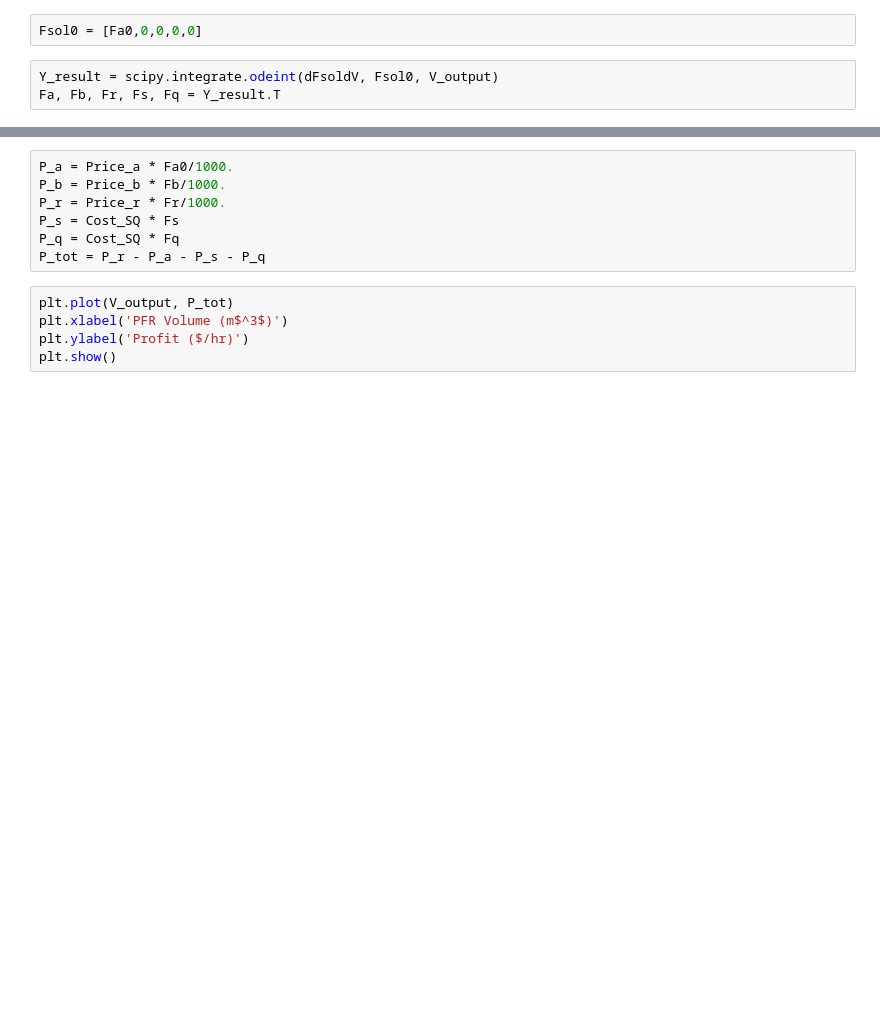
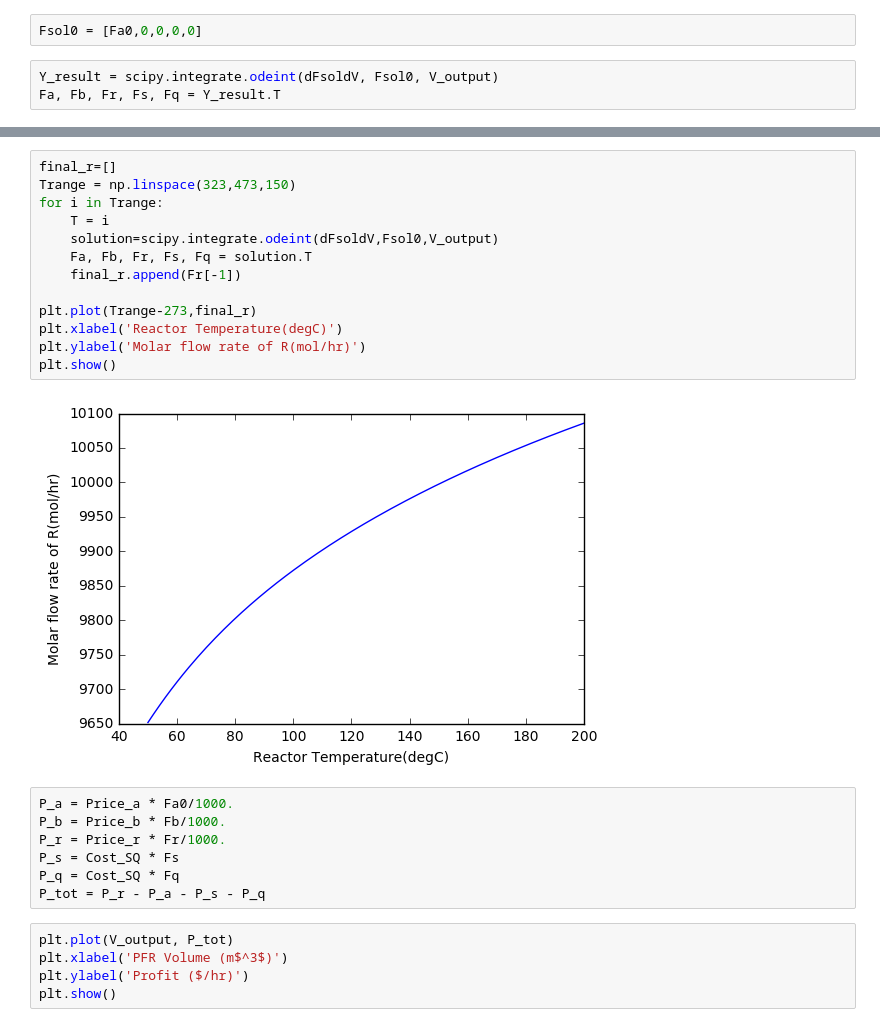
Before and after one commit to dbaugher/BSMSolutions, a Jupyter notebook: BS-MS Solutions Kinetics Project.ipynb, the cells around one changed output, grey strips where cells are left out. Cells and saved outputs as stored; diff of their text form; blank space fills up the shorter version.

```diff
--- a/BS-MS Solutions Kinetics Project.ipynb
+++ b/BS-MS Solutions Kinetics Project.ipynb
@@ -91,3 +91,18 @@ plt.show()
+# %%
+final_r=[]
+Trange = np.linspace(323,473,150)
+for i in Trange:
+    T = i
+    solution=scipy.integrate.odeint(dFsoldV,Fsol0,V_output)
+    Fa, Fb, Fr, Fs, Fq = solution.T
+    final_r.append(Fr[-1])
+
+plt.plot(Trange-273,final_r)
+plt.xlabel('Reactor Temperature(degC)')
+plt.ylabel('Molar flow rate of R(mol/hr)')
+plt.show()
+# %% [output]
+[figure, added]
 # %%
 P_a = Price_a * Fa0/1000.
 P_b = Price_b * Fb/1000.
```
Also changed, not shown: parts of 7 cells of this notebook, 2 other files.
